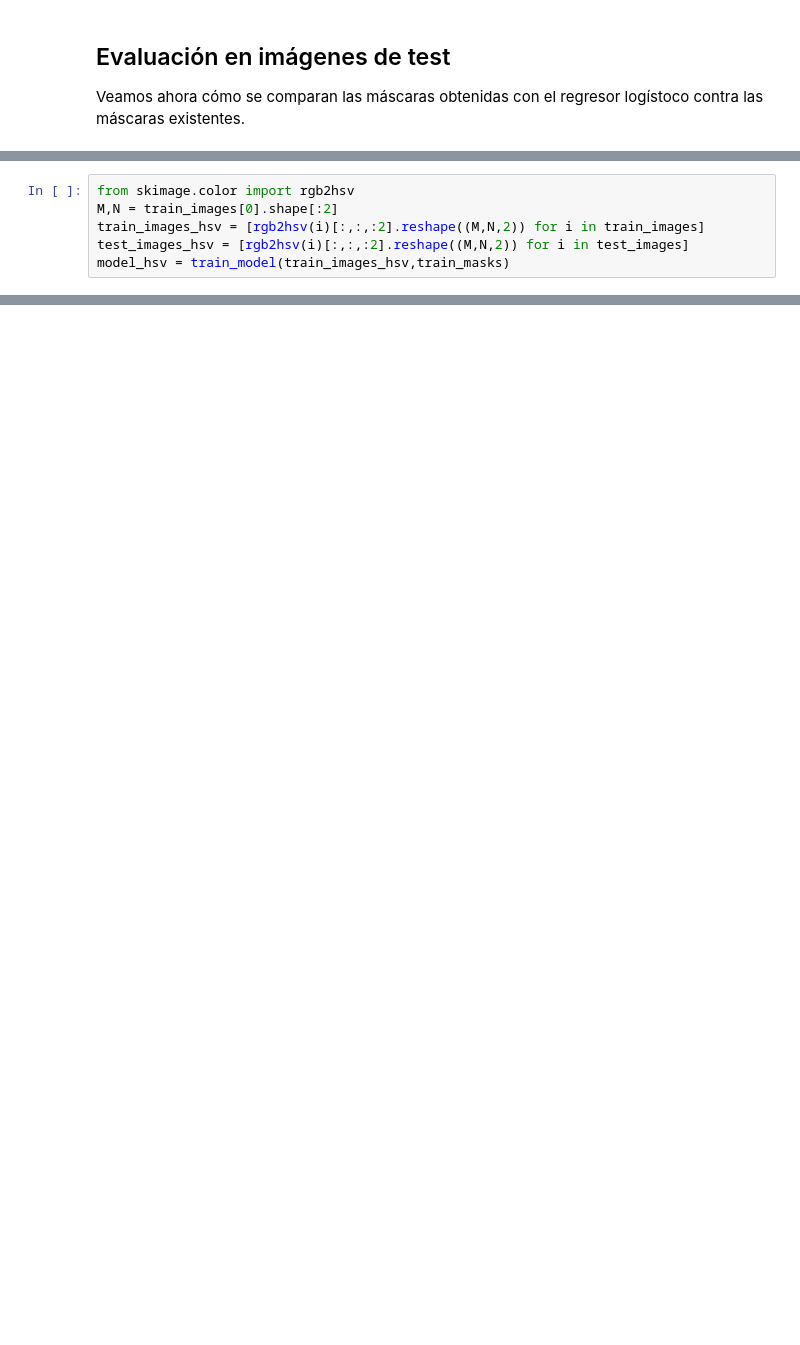
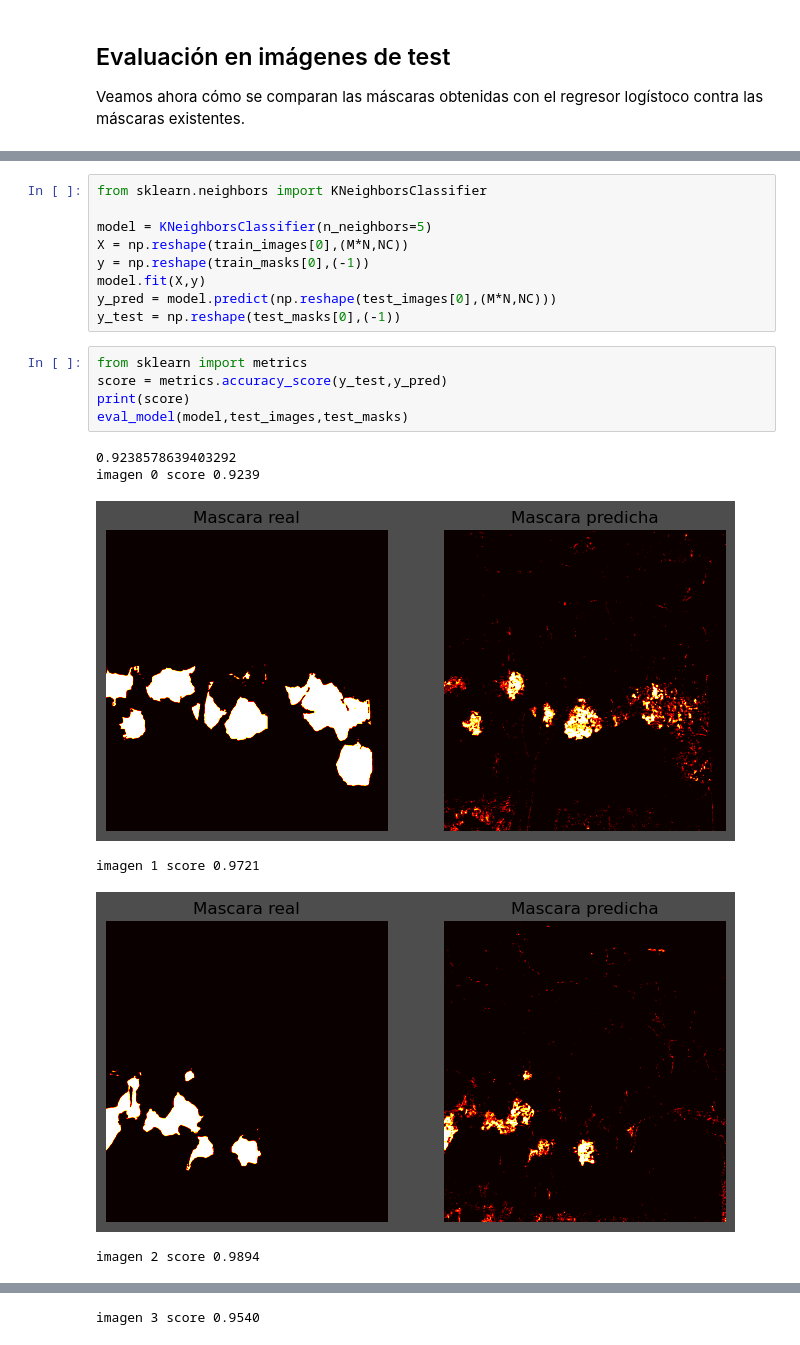
Before and after one commit to nacho-pancho/agrokhipux2024, a Jupyter notebook: practicos/2-machine_learning/2-4-ejemplo_agro.ipynb, the cells around one changed output, grey strips where cells are left out. Drawn from its saved outputs; the diff is of its cells as text; blank space fills up the shorter version.

```diff
--- a/practicos/2-machine_learning/2-4-ejemplo_agro.ipynb
+++ b/practicos/2-machine_learning/2-4-ejemplo_agro.ipynb
@@ -200,6 +275,0 @@ En la siguiente celda repetimos todo pero convirtiendo las imágenes a HSV
-# %%
-from skimage.color import rgb2hsv
-M,N = train_images[0].shape[:2]
-train_images_hsv = [rgb2hsv(i)[:,:,:2].reshape((M,N,2)) for i in train_images]
-test_images_hsv = [rgb2hsv(i)[:,:,:2].reshape((M,N,2)) for i in test_images]
-model_hsv = train_model(train_images_hsv,train_masks)
@@ -207,0 +280,21 @@ eval_model(model_hsv,test_images_hsv)
+# %%
+from sklearn.neighbors import KNeighborsClassifier
+
+model = KNeighborsClassifier(n_neighbors=5)
+X = np.reshape(train_images[0],(M*N,NC))
+y = np.reshape(train_masks[0],(-1))
+model.fit(X,y)
+y_pred = model.predict(np.reshape(test_images[0],(M*N,NC)))
+y_test = np.reshape(test_masks[0],(-1))
+# %%
+from sklearn import metrics
+score = metrics.accuracy_score(y_test,y_pred)
+print(score)
+eval_model(model,test_images,test_masks)
+# %% [output]
+0.9238578639403292
+imagen 0 score 0.9239
+[figure, added]
+imagen 1 score 0.9721
+[figure, added]
+imagen 2 score 0.9894
@@ -207,0 +302 @@ eval_model(model_hsv,test_images_hsv)
+imagen 3 score 0.9540
```
Also changed, not shown: parts of 13 cells of this notebook.
